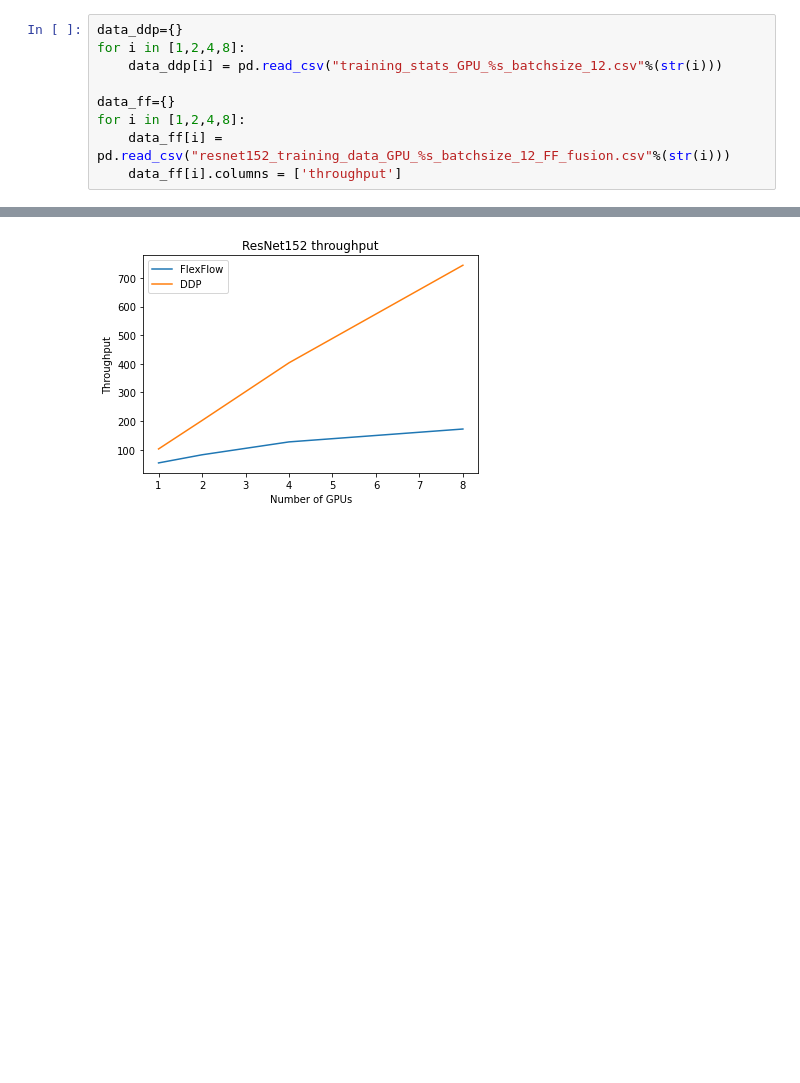
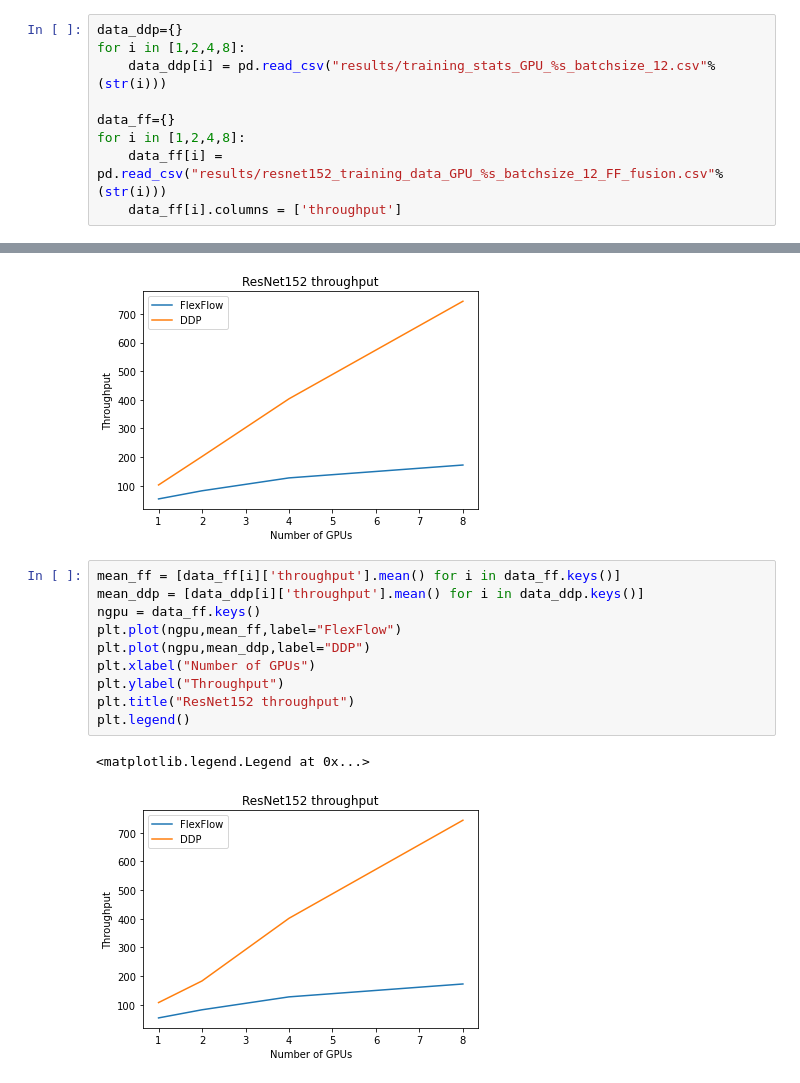
Before and after one commit to Efrainq07/flexflow_comparison, a Jupyter notebook: resnet_baseline/visualization.ipynb, the cells around one changed output, grey strips where cells are left out. Cells and saved outputs as stored; diff of their text form; blank space fills up the shorter version.

```diff
--- a/resnet_baseline/visualization.ipynb
+++ b/resnet_baseline/visualization.ipynb
@@ -5,11 +5,11 @@ import numpy as np
 # %%
 data_ddp={}
 for i in [1,2,4,8]:
-    data_ddp[i] = pd.read_csv("training_stats_GPU_%s_batchsize_12.csv"%(str(i)))
+    data_ddp[i] = pd.read_csv("results/training_stats_GPU_%s_batchsize_12.csv"%(str(i)))
 
 data_ff={}
 for i in [1,2,4,8]:
-    data_ff[i] = pd.read_csv("resnet152_training_data_GPU_%s_batchsize_12_FF_fusion.csv"%(str(i)))
+    data_ff[i] = pd.read_csv("results/resnet152_training_data_GPU_%s_batchsize_12_FF_fusion.csv"%(str(i)))
     data_ff[i].columns = ['throughput']
 # %%
 mean_ff = [data_ff[i]['throughput'].mean() for i in data_ff.keys()]
@@ -24,3 +24,16 @@ plt.legend()
 # %% [output]
 <matplotlib.legend.Legend at 0x...>
 [figure]
+# %%
+mean_ff = [data_ff[i]['throughput'].mean() for i in data_ff.keys()]
+mean_ddp = [data_ddp[i]['throughput'].mean() for i in data_ddp.keys()]
+ngpu = data_ff.keys()
+plt.plot(ngpu,mean_ff,label="FlexFlow")
+plt.plot(ngpu,mean_ddp,label="DDP")
+plt.xlabel("Number of GPUs")
+plt.ylabel("Throughput")
+plt.title("ResNet152 throughput")
+plt.legend()
+# %% [output]
+<matplotlib.legend.Legend at 0x...>
+[figure, added]
```
Also changed, not shown: 6 other files.
